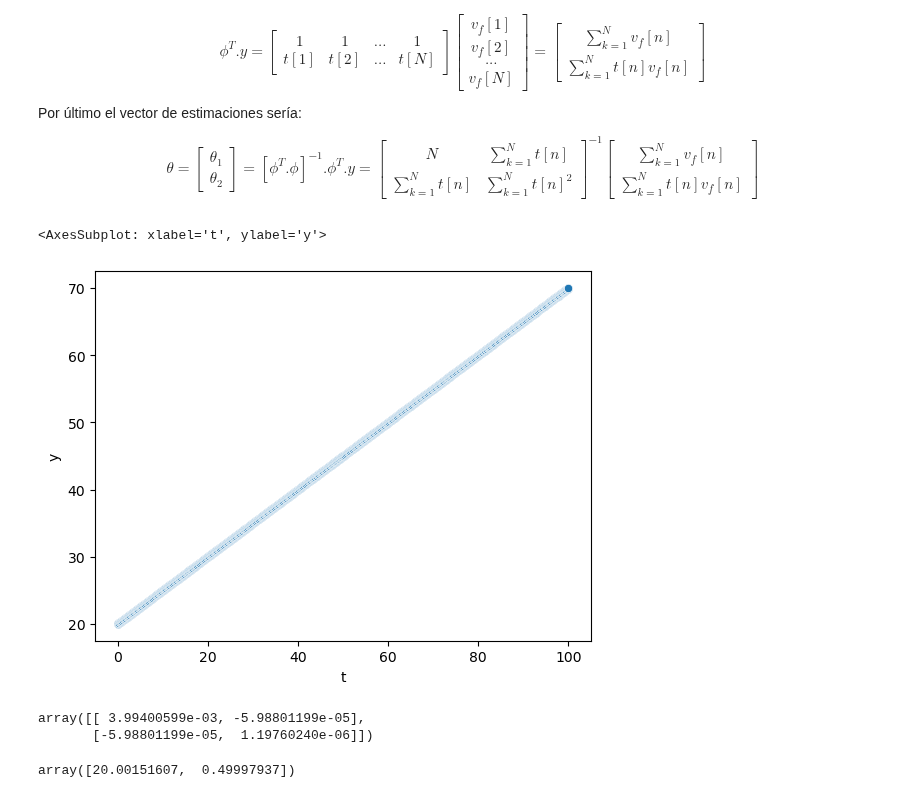
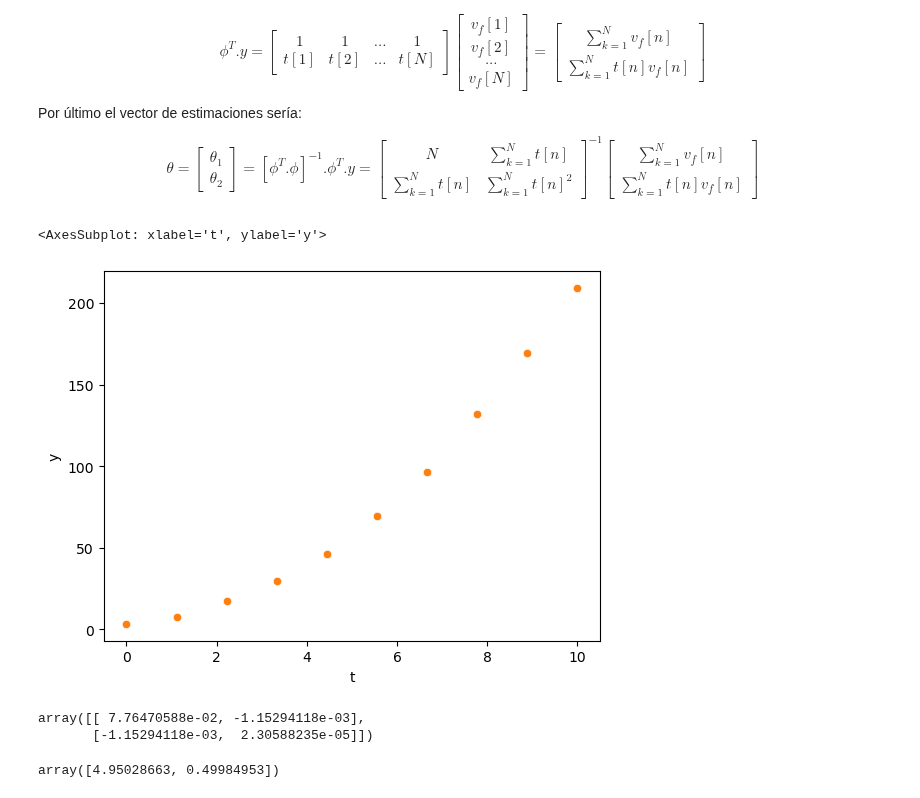
Before and after one commit to jairocuellar/System_identification, a Jupyter notebook: class_04_01.ipynb, the cells around one changed output. Drawn from its saved outputs; the diff is of its cells as text; code cells hidden in the pictures.

```diff
--- a/class_04_01.ipynb
+++ b/class_04_01.ipynb
@@ -141,26 +141,26 @@ N&\sum_{k=1}^{N}t[n]\\\sum_{k=1}^{N}t[n]&\sum_{k=1}^{N}t[n]^2
 \end{bmatrix}^{-1}\begin{bmatrix}\sum_{k=1}^{N}v_f[n]\\\sum_{k=1}^{N}t[n]v_f[n]\end{bmatrix}$$
 # %%
 # Estimador de mínimos cuadráticos para modelos polinomiales
-N = 1000
-t = np.linspace(0,100,N)
-teta1 = 20;
+N = 10
+t = np.linspace(0,10,N)
+teta1 = 5;
 teta2 = 0.5
-#teta3 = 1
+teta3 = 2
 ## Valores verdaderos según el modelo:
-#y_true = (teta3*(t**2)+teta2*t+teta1)
-y_true = teta2*t+teta1
+y_true = (teta3*(t**2)+teta2*t+teta1)
+#y_true = teta2*t+teta1
 #y_true = teta1
 ##Señal de error de media 0:
-e = np.random.normal(0,0.01,size=N)
+e = np.random.normal(0,0.01,size=N)*y
 ## Señal con error incluido
 y = y_true + e
-
 data = pd.DataFrame(data = {'t':t,'y':y})
 data['ones'] = 1
-sns.scatterplot(data,x = 't',y = 'y')
+sns.scatterplot(data,x ='t',y = 'y')
+sns.scatterplot(data,x ='t',y = 'y')
 # %% [output]
 <AxesSubplot: xlabel='t', ylabel='y'>
-[figure, old version]
+[figure, new version]
 # %%
 #Calculando la matriz Moore - Penrose
 #phi = np.array([data.ones, data.t, data.t**2]).transpose()
@@ -170,12 +170,12 @@ A = np.dot(phi.transpose(),phi)
 Mpr = np.linalg.inv(A)
 Mpr
 # %% [output]
-array([[ 3.99400599e-03, -5.98801199e-05],
-       [-5.98801199e-05,  1.19760240e-06]])
+array([[ 7.76470588e-02, -1.15294118e-03],
+       [-1.15294118e-03,  2.30588235e-05]])
 # %%
 #Obteniendo la matriz de estimadores
 B = np.dot(phi.transpose(),y)
 theta = np.dot(Mpr,B)
 theta
 # %% [output]
-array([20.00151607,  0.49997937])
+array([4.95028663, 0.49984953])
```
Also changed, not shown: parts of 2 cells of this notebook, 3 other files.
